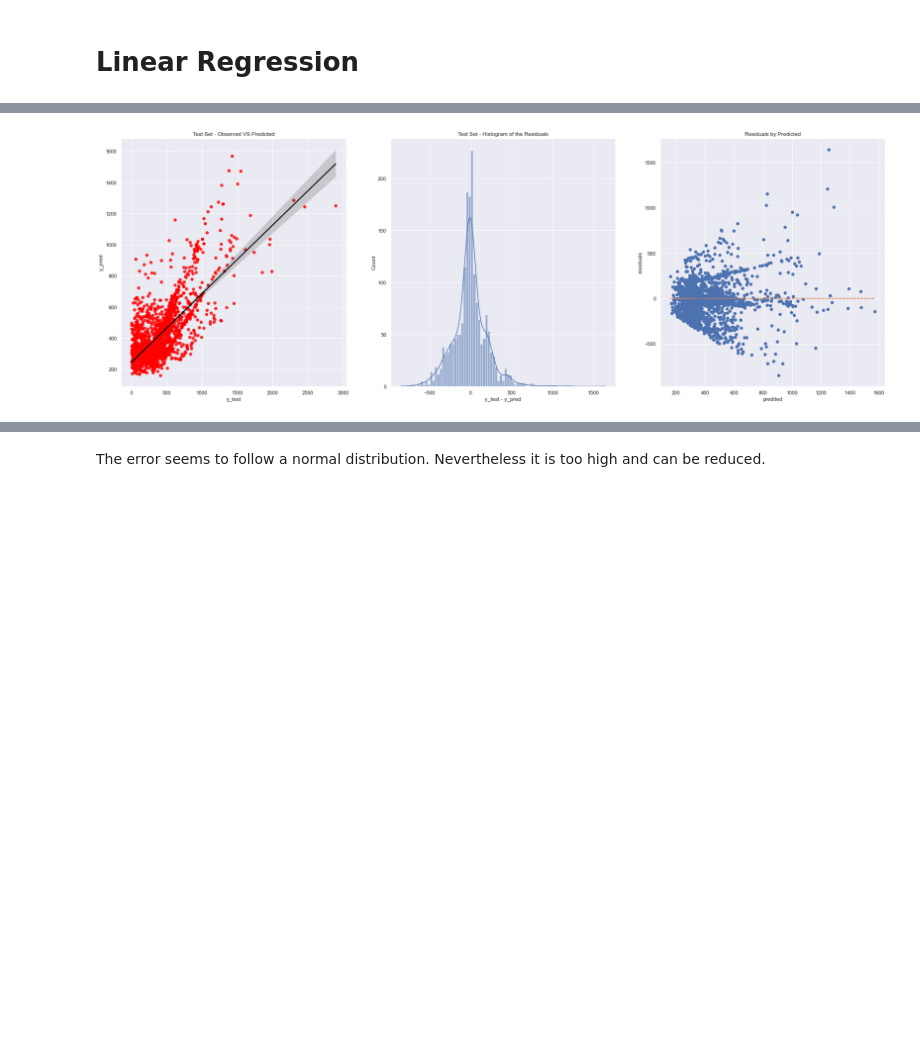
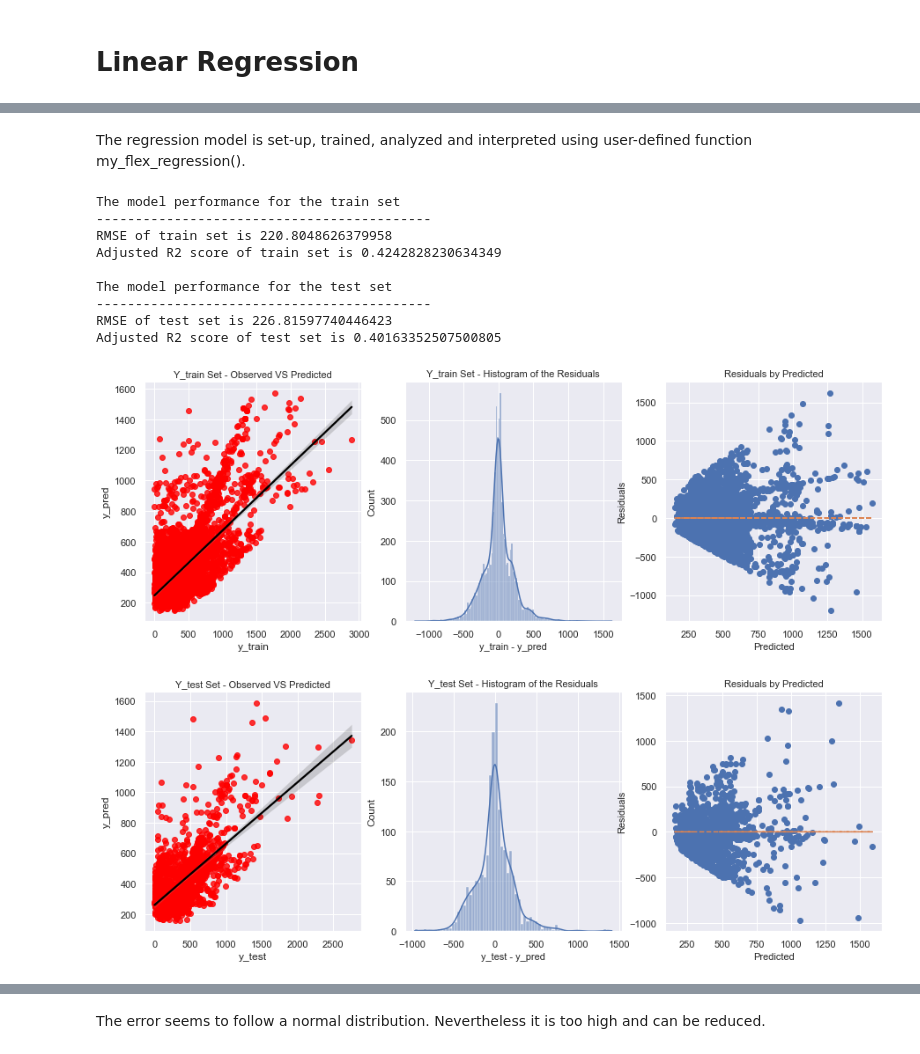
Before and after one commit to NHer0/IronEnrique, a Jupyter notebook: Customer_Analysis_Case_Study/Customer_Analysis_Case_Study.ipynb, the cells around one changed output, grey strips where cells are left out. Drawn from its saved outputs; the diff is of its cells as text; code cells hidden in the pictures; blank space fills up the shorter version.

```diff
--- a/Customer_Analysis_Case_Study/Customer_Analysis_Case_Study.ipynb
+++ b/Customer_Analysis_Case_Study/Customer_Analysis_Case_Study.ipynb
@@ -1201,3 +1266,9 @@ X_cat_ord_encoded = pd.DataFrame(ordinal_encoder.fit_transform(X_cat_ord),column
+# %%
+X_cat_ord = X_cat[["response", "coverage", "education", "renew_offer_type", "vehicle_size"]]
+categories = [["no","yes"], ["basic", "extended", "premium"], ["high school or below", "college", "bachelor", "master", "doctor"], ["offer1", "offer2", "offer3", "offer4"], ["not defined", "small", "medsize", "large"]]
+
+ordinal_encoder = OrdinalEncoder(categories=categories)
+X_cat_ord_encoded = pd.DataFrame(ordinal_encoder.fit_transform(X_cat_ord),columns=X_cat_ord.columns)
 # %%
 X_cat_ord_encoded
 # %% [output]
@@ -1454,0 +1609,3 @@ def my_linear_regression(X_train, y_train, X_test, y_test):
+# %%
+ca_c_df = pd.read_csv("Data/Data_Marketing_Customer_Analysis_Round2.csv")
+ca_c_df = standard_headings(ca_c_df)
@@ -1454,0 +1614,11 @@ def my_linear_regression(X_train, y_train, X_test, y_test):
+# %%
+drop_columns = ["unnamed:_0", "customer", "effective_to_date", "policy", "vehicle_type"]
+bucket_columns = ["vehicle_class"]
+clean_columns_zeros = ["income"]
+clean_columns_cat = [("response", "No")]
+float_columns = list(set(ca_c_df._get_numeric_data().columns).difference(set(drop_columns)))
+obj_columns = list(set(ca_c_df.select_dtypes("object").columns).difference(set(drop_columns)))
+
+cleaning_dict = {"Luxury SUV":"Luxury", "Luxury Car":"Luxury"
+                 ,np.nan:np.nan
+                 }
@@ -1455,3 +1627,17 @@ def my_linear_regression(X_train, y_train, X_test, y_test):
+# %%
+ca_c_df = (pd.read_csv("Data/Data_Marketing_Customer_Analysis_Round2.csv")
+             .pipe(standard_headings)
+             .drop(drop_columns, axis=1)
+             .pipe(bucket_series, bucket_columns ,cleaning_dict)
+             .pipe(replace_by, clean_columns_zeros, replace_zeros = True)
+             .pipe(replace_by_cat, clean_columns_cat)
+             .dropna()
+             .pipe(standardize_data)
+             .pipe(float_to_int, float_columns)
+             .pipe(obj_to_cat, obj_columns)
+             .drop_duplicates()
+             .reset_index(drop=True)
+          )
 # %%
 ca_c_df
 # %% [output]
@@ -1478,10 +1693,22 @@ y_train = transformed["train"][2]
 
 X_test = transformed["test"][0]
 y_test = transformed["test"][2]
+# %% [markdown]
+The regression model is set-up, trained, analyzed and interpreted using user-defined function my_flex_regression().
 # %%
-output_baseline = my_linear_regression(X_train, y_train, X_test, y_test)
+output_baseline = my_flex_regression(X_train, y_train, X_test, y_test, LinearRegression(), y_transformer=None)
 # %% [output]
+The model performance for the train set
+-------------------------------------------
+RMSE of train set is 220.8048626379958
+Adjusted R2 score of train set is 0.4242828230634349
+
+The model performance for the test set
+-------------------------------------------
+RMSE of test set is 226.81597740446423
+Adjusted R2 score of test set is 0.40163352507500805
-[figure, old version]
+[figure, new version]
+[figure, added]
 # %%
 output_baseline["Metrics"]
 # %% [output]
```
Also changed, not shown: parts of 226 cells of this notebook.
